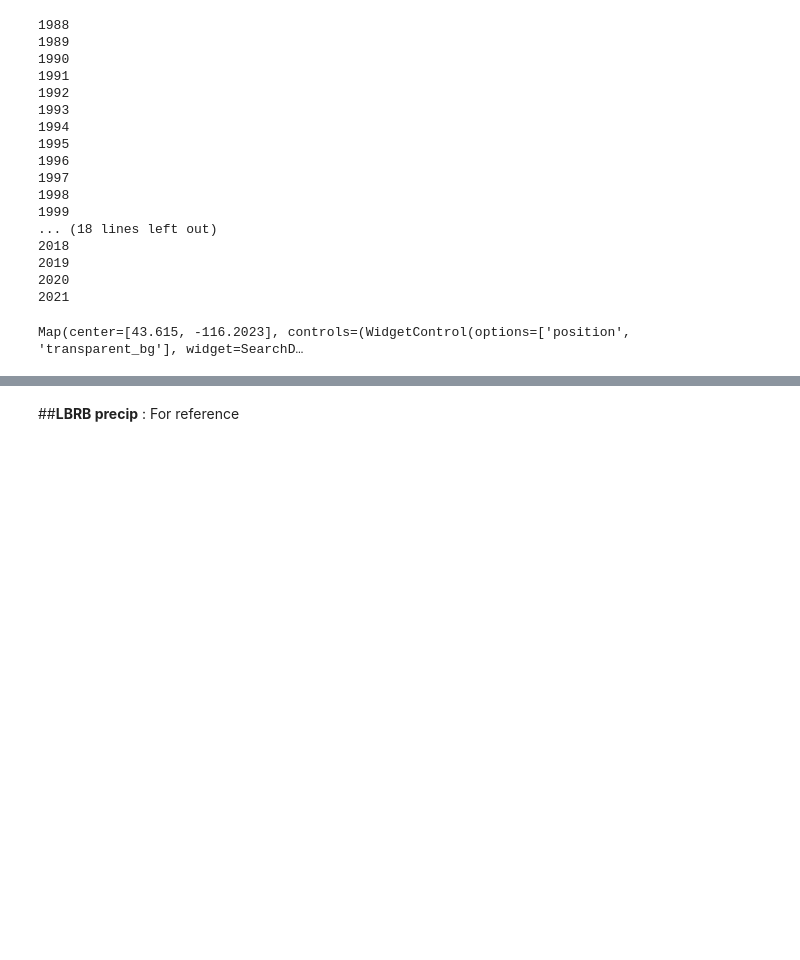
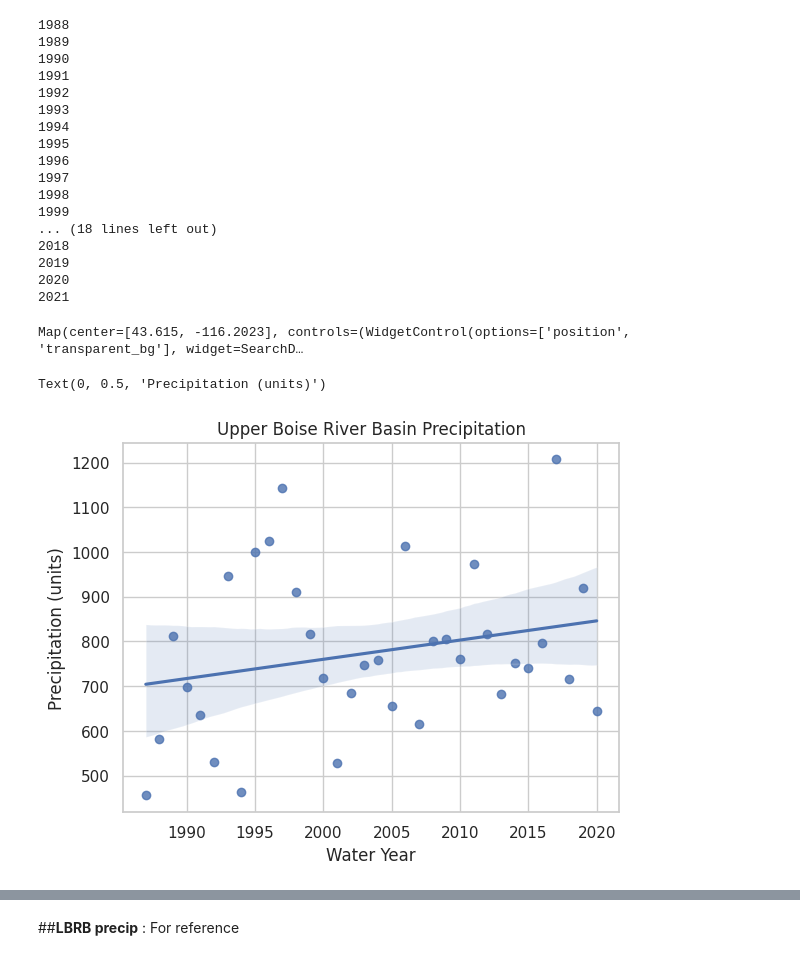
Before and after one commit to carlibeisel/Drains_Lower_Boise_River, a Jupyter notebook: *UBRB_precip.ipynb, the cells around one changed output, grey strips where cells are left out. Saved outputs shown, nothing was run; the diff lists cells and outputs as text; code cells hidden in the pictures; blank space fills up the shorter version.

```diff
--- a/*UBRB_precip.ipynb
+++ b/*UBRB_precip.ipynb
@@ -211,3 +242,18 @@ Map
 2020
 2021
 Map(center=[43.615, -116.2023], controls=(WidgetControl(options=['position', 'transparent_bg'], widget=SearchD…
+# %%
+## --------------------------------------------------- ##
+##   Regresion Plot: UBRB Water Year Precipitation     ##
+## --------------------------------------------------- ##
+
+df = pd.read_csv('/content/drive/MyDrive/Data/Model Modifications/UBRB_precip/ubrb_prcp.csv')
+
+sns.regplot(x=df["year"], y=df["precip"], marker='o', data=df)
+
+plt.title('Upper Boise River Basin Precipitation')
+plt.xlabel('Water Year')
+plt.ylabel('Precipitation (units)')
+# %% [output]
+Text(0, 0.5, 'Precipitation (units)')
+[figure, added]
```
Also changed, not shown: parts of 15 cells of this notebook.
